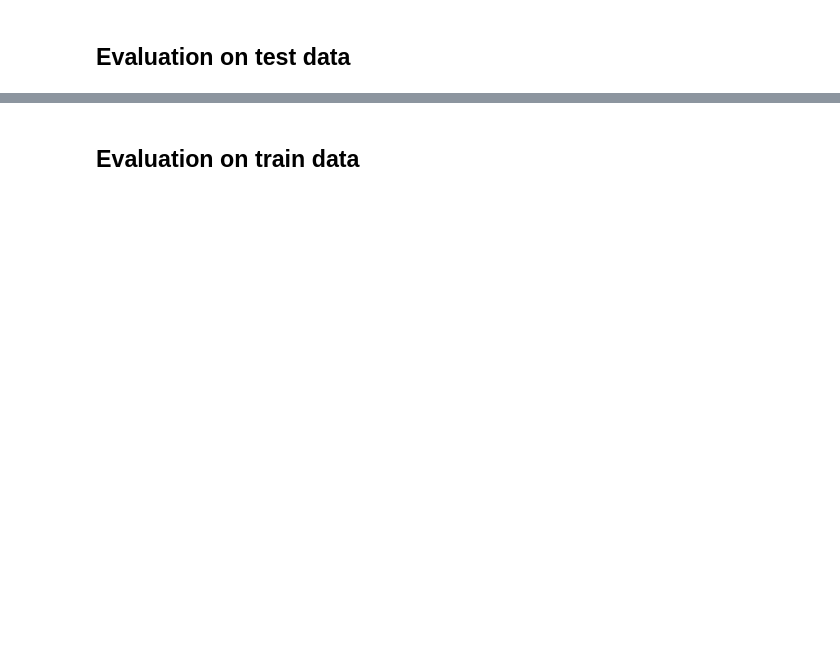
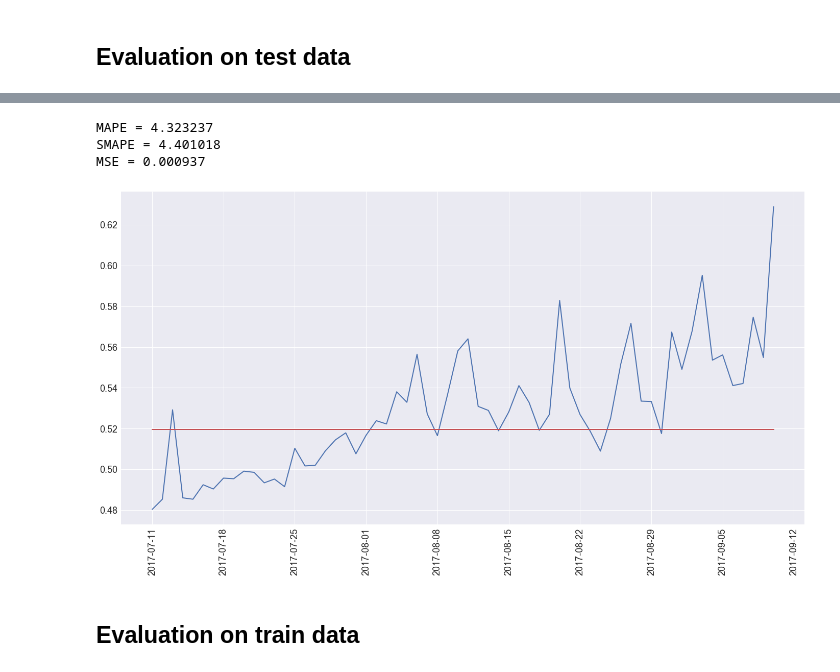
Before and after one commit to AmyJiang/probprog-project, a Jupyter notebook: project.ipynb, the cells around one changed output, grey strips where cells are left out. Saved outputs shown, nothing was run; the diff lists cells and outputs as text; code cells hidden in the pictures; blank space fills up the shorter version.

```diff
--- a/project.ipynb
+++ b/project.ipynb
@@ -139,13 +205,16 @@ qm = Empirical(params=tf.Variable(minit * tf.ones([ITR, 1])))
 qsigma_obs = Empirical(params=tf.Variable(tf.ones([ITR, 1])))
 qbeta = Empirical(params=tf.Variable(tf.zeros([ITR, K])))
 qdelta = Empirical(params=tf.Variable(tf.zeros([ITR, S])))
+qtau = Empirical(params=tf.Variable(0.05 * tf.ones([ITR, 1])))
 
-inference = ed.HMC({k: qk, m: qm, sigma_obs: qsigma_obs, beta: qbeta, delta:qdelta},
+inference = ed.HMC({k: qk, m: qm, sigma_obs: qsigma_obs, beta: qbeta, delta:qdelta,
+                    tau: qtau},
                    data={y: Y_train,
                          t: X_train['t'],
                          A: X_train['A'],
                          X: X_train['X'].as_matrix(),
                          sigmas: X_train['sigmas'],
-                         t_change: changepoints_t,
-                         tau: changepoint_prior_scale})
+                         t_change: changepoints_t})
+                        #tau: changepoint_prior_scale}))
+
 inference.run(step_size=5e-4)
@@ -256,3 +360,19 @@ plt.show()
+# %%
+# Benchmark
+def median_model(history, p=-50):
+    visits = np.nan_to_num(np.nanmedian(history['y_scaled'].values[-p:]))
+    return np.ones(future.shape[0]) * visits
+
+y_pred_median = median_model(history)
+evaluate(future['y_scaled'], y_pred_median)
+plot_evaluate(future['ds'],future['y_scaled'],y_pred_median)
+plt.plot(future['ds'], y_pred_median)
+plt.show()
+# %% [output]
+MAPE = 4.323237
+SMAPE = 4.401018
+MSE = 0.000937
+[figure, added]
 # %% [markdown]
 ## Evaluation on train data
 # %%
```
Also changed, not shown: parts of 15 cells of this notebook, 1 other file.
